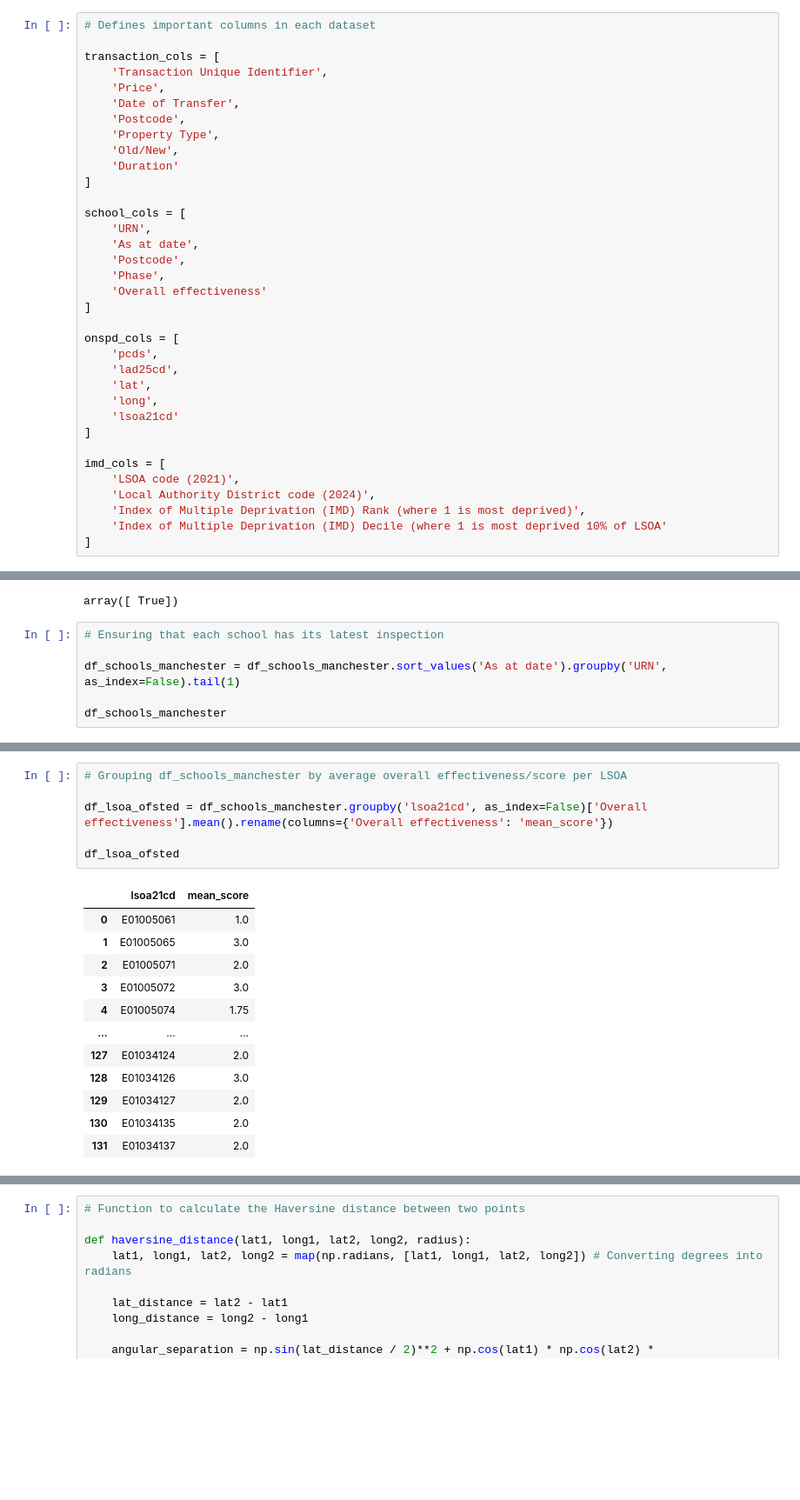
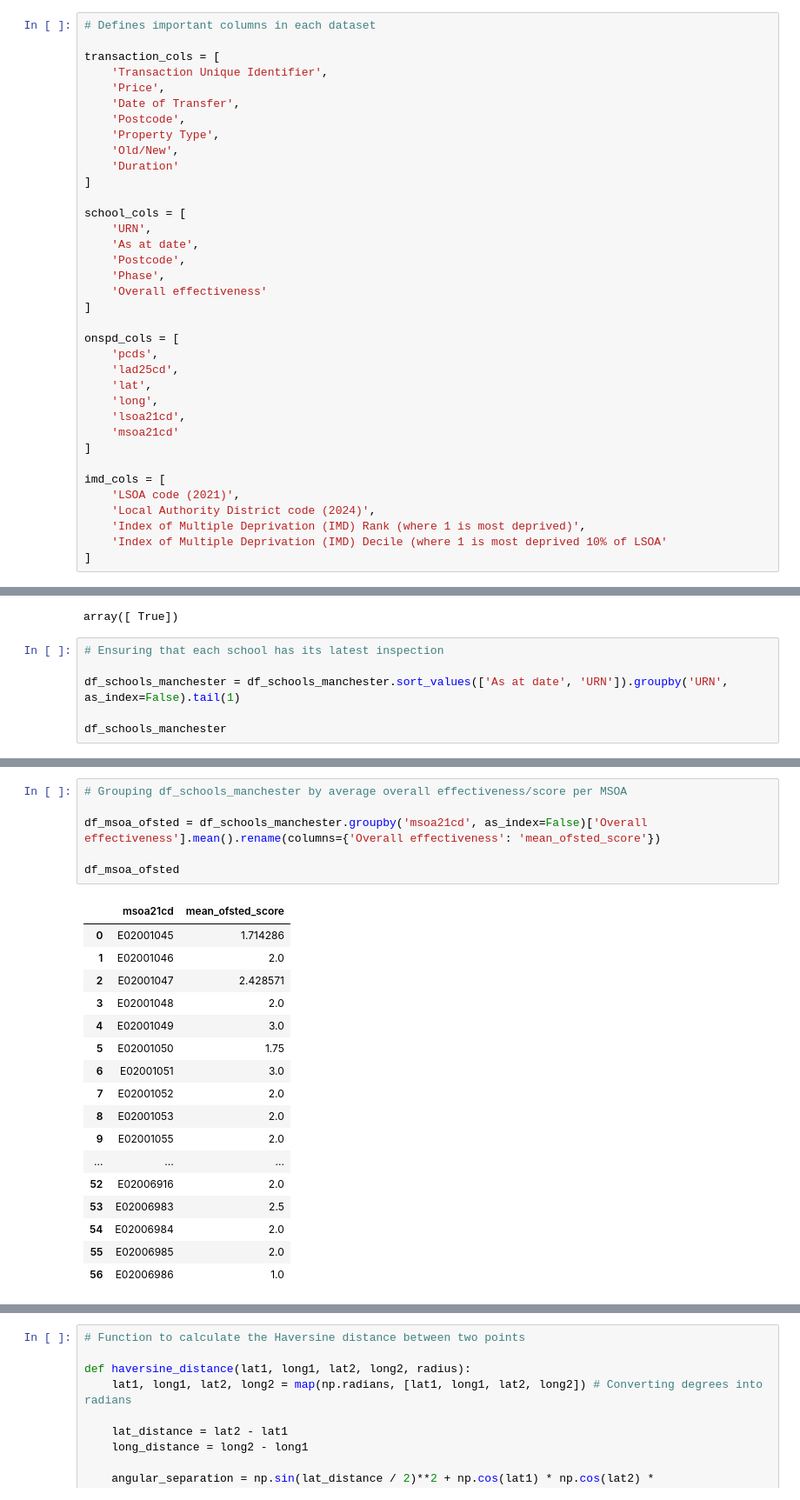
Before and after one commit to jonathanskuy/manchester-property-vs-education, a Jupyter notebook: notebooks/manchester_property_vs_education.ipynb, the cells around one changed output, grey strips where cells are left out. Shown at 87% size. Drawn from its saved outputs; the diff is of its cells as text; blank space fills up the shorter version.

```diff
--- a/notebooks/manchester_property_vs_education.ipynb
+++ b/notebooks/manchester_property_vs_education.ipynb
@@ -326,7 +326,8 @@ onspd_cols = [
     'lad25cd',
     'lat',
     'long',
-    'lsoa21cd'
+    'lsoa21cd',
+    'msoa21cd'
 ]
 
 imd_cols = [
@@ -633,7 +636,7 @@ array([ True])
 # %%
 # Ensuring that each school has its latest inspection
 
-df_schools_manchester = df_schools_manchester.sort_values('As at date').groupby('URN', as_index=False).tail(1)
+df_schools_manchester = df_schools_manchester.sort_values(['As at date', 'URN']).groupby('URN', as_index=False).tail(1)
 
 df_schools_manchester
 # %% [output]
@@ -657,21 +660,26 @@ df_schools_manchester['lsoa21cd'].isna().sum()
 # %% [output]
 0
 # %%
-# Grouping df_schools_manchester by average overall effectiveness/score per LSOA
+# Grouping df_schools_manchester by average overall effectiveness/score per MSOA
 
-df_lsoa_ofsted = df_schools_manchester.groupby('lsoa21cd', as_index=False)['Overall effectiveness'].mean().rename(columns={'Overall effectiveness': 'mean_score'})
+df_msoa_ofsted = df_schools_manchester.groupby('msoa21cd', as_index=False)['Overall effectiveness'].mean().rename(columns={'Overall effectiveness': 'mean_ofsted_score'})
 
-df_lsoa_ofsted
+df_msoa_ofsted
 # %% [output]
-|  | lsoa21cd | mean_score |
-| 0 | E01005061 | 1.0 |
-| 1 | E01005065 | 3.0 |
-| 2 | E01005071 | 2.0 |
-| 3 | E01005072 | 3.0 |
-| 4 | E01005074 | 1.75 |
+|  | msoa21cd | mean_ofsted_score |
+| 0 | E02001045 | 1.714286 |
+| 1 | E02001046 | 2.0 |
+| 2 | E02001047 | 2.428571 |
+| 3 | E02001048 | 2.0 |
+| 4 | E02001049 | 3.0 |
+| 5 | E02001050 | 1.75 |
+| 6 | E02001051 | 3.0 |
+| 7 | E02001052 | 2.0 |
+| 8 | E02001053 | 2.0 |
+| 9 | E02001055 | 2.0 |
 | ... | ... | ... |
-| 127 | E01034124 | 2.0 |
-| 128 | E01034126 | 3.0 |
-| 129 | E01034127 | 2.0 |
-| 130 | E01034135 | 2.0 |
-| 131 | E01034137 | 2.0 |
+| 52 | E02006916 | 2.0 |
+| 53 | E02006983 | 2.5 |
+| 54 | E02006984 | 2.0 |
+| 55 | E02006985 | 2.0 |
+| 56 | E02006986 | 1.0 |
```
Also changed, not shown: parts of 33 cells of this notebook, 1 other file.
